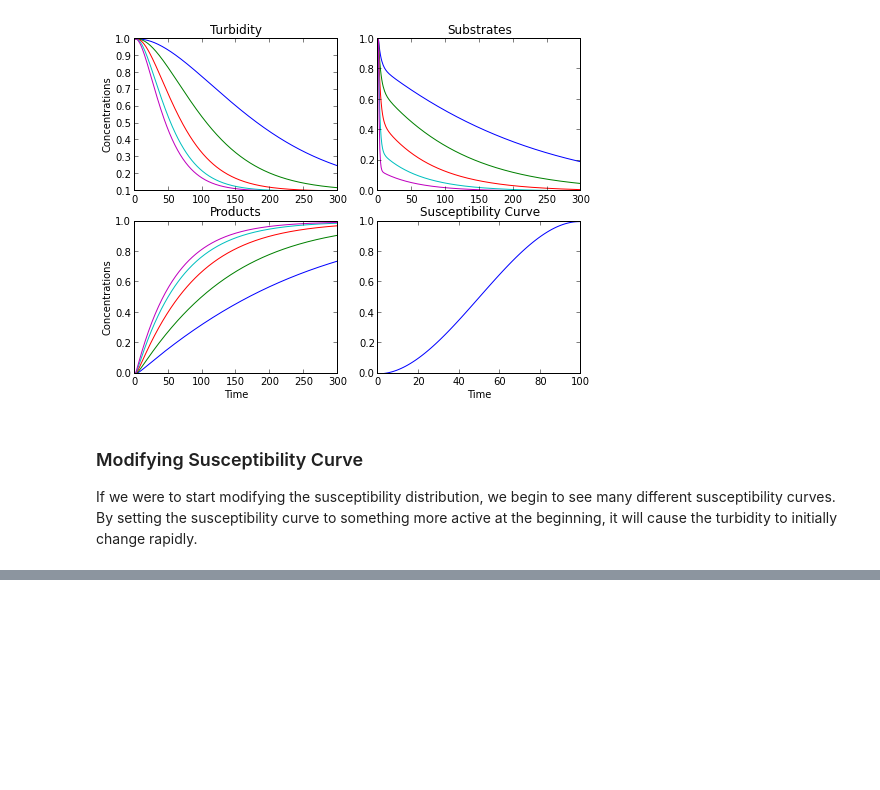
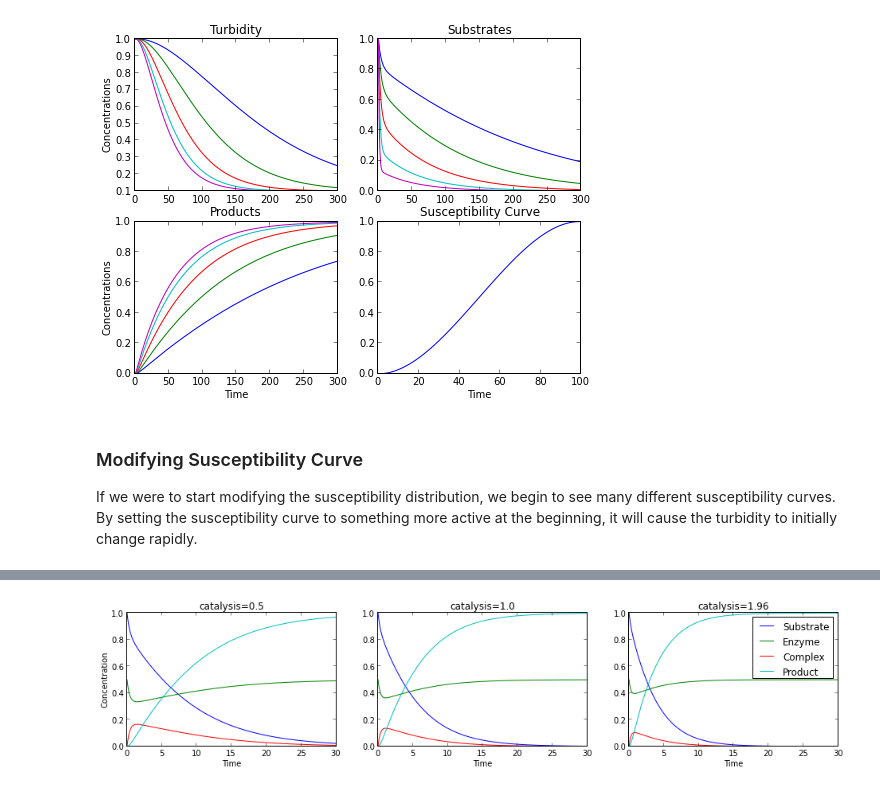
Before and after one commit to gajomi/enzymatica, a Jupyter notebook: docs/turbidity_simulation_test.ipynb, the cells around one changed output, grey strips where cells are left out. Drawn from its saved outputs; the diff is of its cells as text; code cells hidden in the pictures; blank space fills up the shorter version.

```diff
--- a/docs/turbidity_simulation_test.ipynb
+++ b/docs/turbidity_simulation_test.ipynb
@@ -148,0 +204,23 @@ turbidity_series_3_plot = ax4.plot(turbidity_series_3)
+# %%
+catalysis_rates = [0.5, 1.0, 1.96]
+binding_rate = 1.0
+unbinding_rate = 1.0
+
+k_rates = [[binding_rate, unbinding_rate, catalysis_rate] for catalysis_rate in catalysis_rates]
+num_rates = len(k_rates)
+figsize(4 * num_rates, 3)
+fig, axes = subplots(1, num_rates)
+
+for k_rate, axis in zip(k_rates, axes):
+    ksim = Simulation(turbidity_setup, k=tuple(k_rate), phi=phi)
+    axis.set_title('catalysis=' + str(k_rate[2]))
+    time_series = ksim.reaction_time_series()[0]
+    time_series_plot = axis.plot(time, time_series)
+    legend(time_series_plot, ['Substrate', 'Enzyme', 'Complex', 'Product'])
+
+axes[0].set_ylabel('Concentration')
+[ax.set_xlabel('Time') for ax in axes]
+
+figsize(8, 6)
+# %% [output]
+[figure, added]
```
Also changed, not shown: parts of 8 cells of this notebook.
